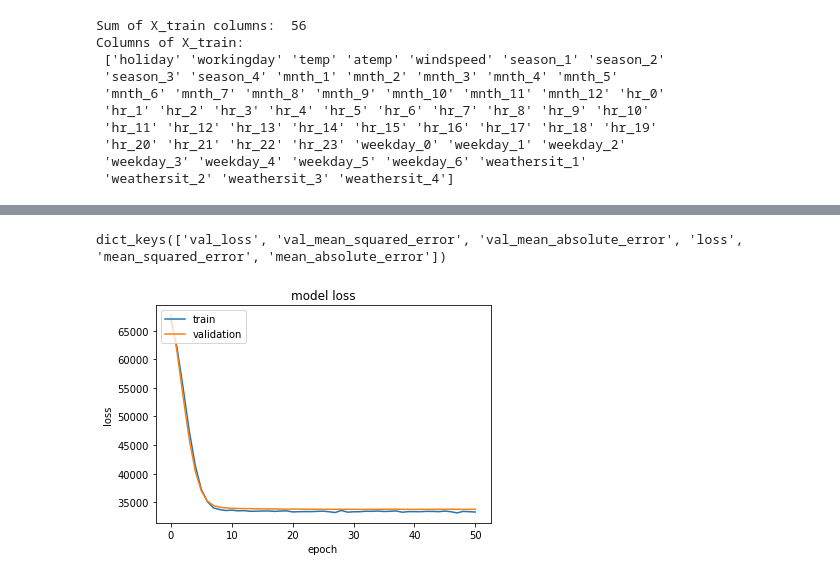
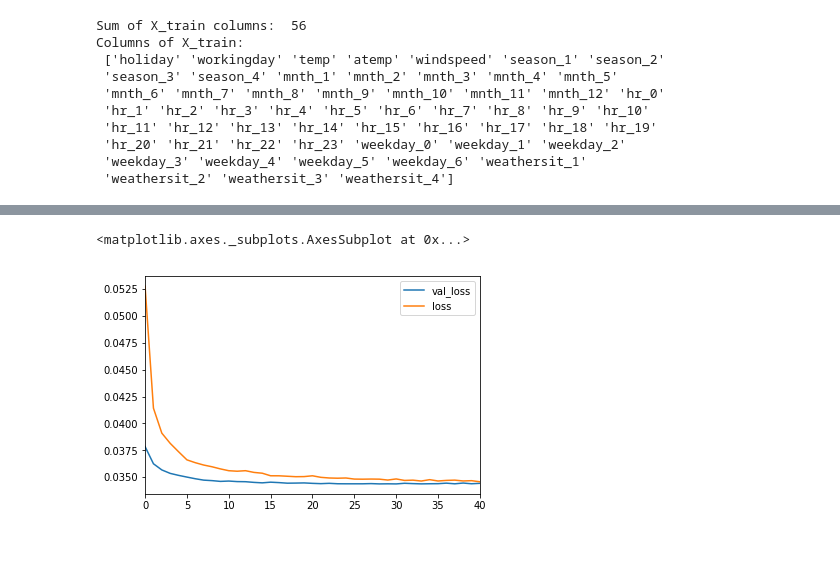
Before and after one commit to geri-brs/machine-learning, a Jupyter notebook: 2-machine-learning/bike_sharing_with_keras.ipynb, the cells around one changed output, grey strips where cells are left out. Drawn from its saved outputs; the diff is of its cells as text; code cells hidden in the pictures; blank space fills up the shorter version.

```diff
--- a/2-machine-learning/bike_sharing_with_keras.ipynb
+++ b/2-machine-learning/bike_sharing_with_keras.ipynb
@@ -144,14 +158,13 @@ Columns of X_train:
 # %%
-#create model
+features = X.shape[1]
+
 model = Sequential()
+model.add(Dense(58, input_shape=(features,), activation='relu'))
+model.add(Dropout(0.1))
+model.add(Dense(58, input_shape=(features,), activation='relu'))
+model.add(Dropout(0.1))
+model.add(Dense(1, activation='linear'))
 
-#get number of columns in training data
-n_cols = X.shape[1]
-
-#add model layers
-model.add(Dense(13, activation='relu', kernel_initializer='normal', input_shape=(n_cols,)))
-model.add(Dropout(0.1, input_shape=(n_cols,)))
-model.add(Dense(1, activation='linear'))
 model.summary()
 # %% [output]
 _________________________________________________________________
@@ -169,22 +186,18 @@ Non-trainable params: 0
 _________________________________________________________________
 # %%
 #compile model using mse as a measure of model performance
-model.compile(loss='mse',
-              optimizer='adam',
-              metrics=['mse','mae'])
+sgd = SGD(lr=0.01)
+model.compile(optimizer=sgd,
+              loss="mean_squared_error")
 # %%
 #set early stopping monitor so the model stops training when it won't improve anymore
 early_stopping_monitor = EarlyStopping(patience=10)
-
-X = X.sample(frac=1)
-y = y.sample(frac=1)
-
-#train model
-history = model.fit(X,
-                    y,
+results = model.fit(X.sample(frac=1),
+                    y_normalized.sample(frac=1),
                     validation_split = 0.2,
-                    epochs = 100,
-                    batch_size = 56,
+                    #validation_data = (X_test, y_test_normalized),
+                    epochs = 50,
+                    batch_size = 28,
                     callbacks = [early_stopping_monitor],
                     verbose = 1)
 # %% [output]
@@ -208,14 +221,6 @@ Epoch 51/100
-# %%
-# Plot results
-print(history.history.keys())
-# "Loss"
-plt.plot(history.history['loss'])
-plt.plot(history.history['val_loss'])
-plt.title('model loss')
-plt.ylabel('loss')
-plt.xlabel('epoch')
-plt.legend(['train', 'validation'], loc='upper left')
-plt.show()
-# %% [output]
-dict_keys(['val_loss', 'val_mean_squared_error', 'val_mean_absolute_error', 'loss', 'mean_squared_error', 'mean_absolute_error'])
-[figure, removed]
+# %%
+results.history
+pd.DataFrame.from_dict(results.history).plot()
+# %% [output]
+<matplotlib.axes._subplots.AxesSubplot at 0x...>
+[figure, added]
```
Also changed, not shown: parts of 7 cells of this notebook.
